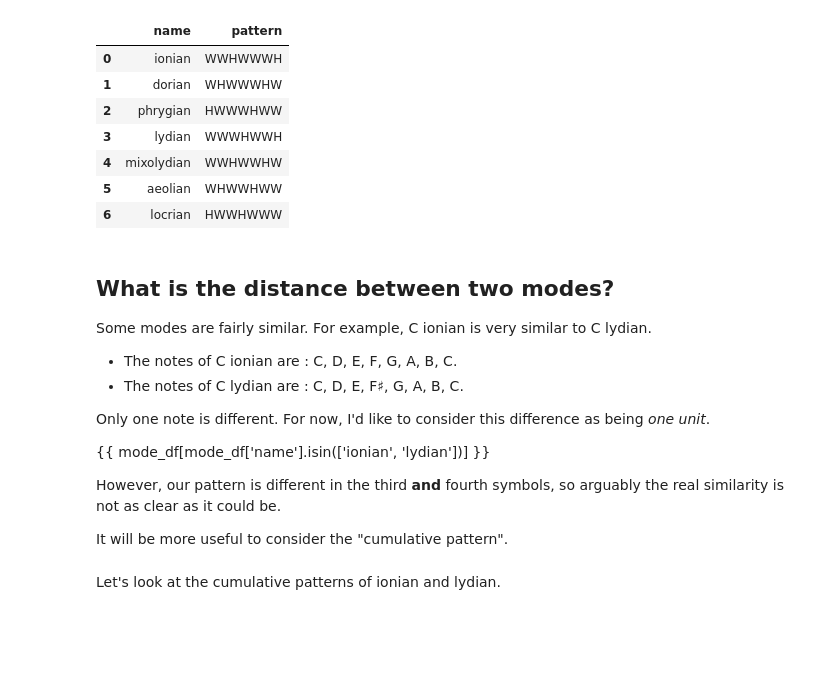
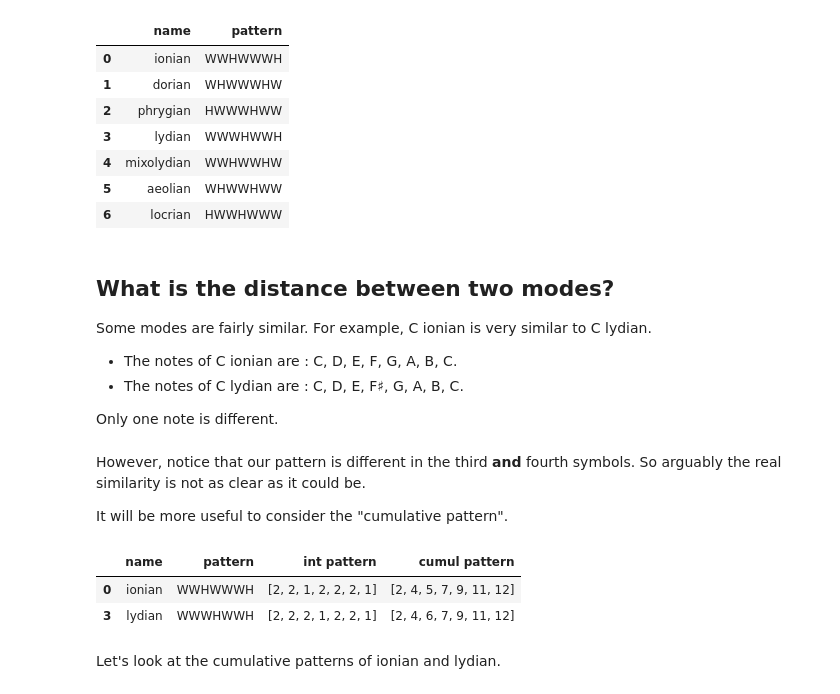
Before and after one commit to mohnjahoney/music_theory, a Jupyter notebook: musical_modes_manhattan_MDS_manifolds.ipynb, the cells around one changed output. Cells and saved outputs as stored; diff of their text form; code cells hidden in the pictures; blank space fills up the shorter version.

```diff
--- a/musical_modes_manhattan_MDS_manifolds.ipynb
+++ b/musical_modes_manhattan_MDS_manifolds.ipynb
@@ -132,13 +134,17 @@ For example, C ionian is very similar to C lydian.
 - The notes of C lydian are : C, D, E, F&sharp;, G, A, B, C.
 
 Only one note is different.
-For now, I'd like to consider this difference as being *one unit*.
-
-{{ mode_df[mode_df['name'].isin(['ionian', 'lydian'])] }}
-
-However, our pattern is different in the third **and** fourth symbols, so arguably the real similarity is not as clear as it could be.
-
-It will be more useful to consider the "cumulative pattern".
+# %% [markdown]
+However, notice that our pattern is different in the third **and** fourth symbols.
+So arguably the real similarity is not as clear as it could be.
+
+It will be more useful to consider the "cumulative pattern".
+# %%
+mode_df[mode_df['name'].isin(['ionian', 'lydian'])]
+# %% [output]
+|  | name | pattern | int pattern | cumul pattern |
+| 0 | ionian | WWHWWWH | [2, 2, 1, 2, 2, 2, 1] | [2, 4, 5, 7, 9, 11, 12] |
+| 3 | lydian | WWWHWWH | [2, 2, 2, 1, 2, 2, 1] | [2, 4, 6, 7, 9, 11, 12] |
 # %%
 def pattern_to_int_pattern(pattern):
     d = {'H':1, 'W':2}
```
Also changed, not shown: parts of 5 cells of this notebook.
